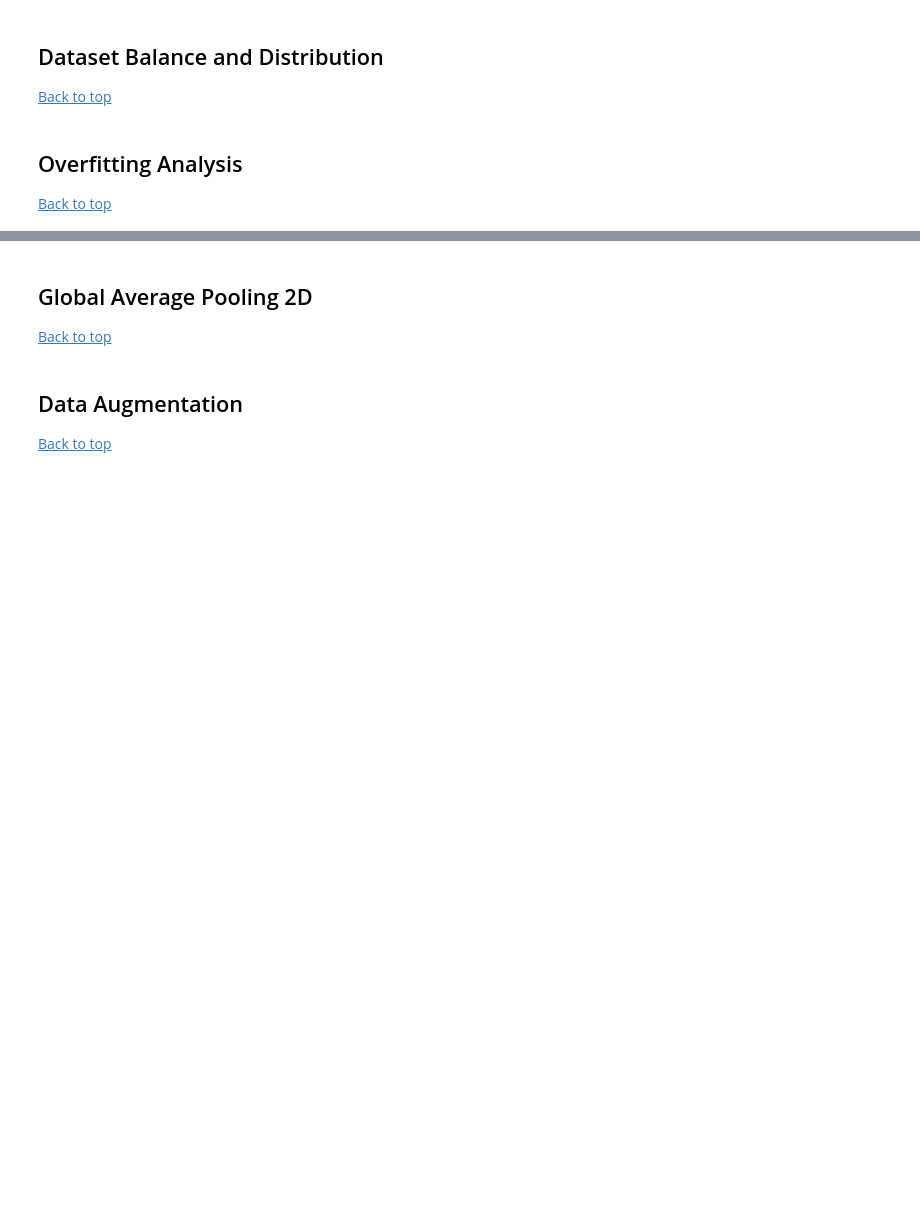
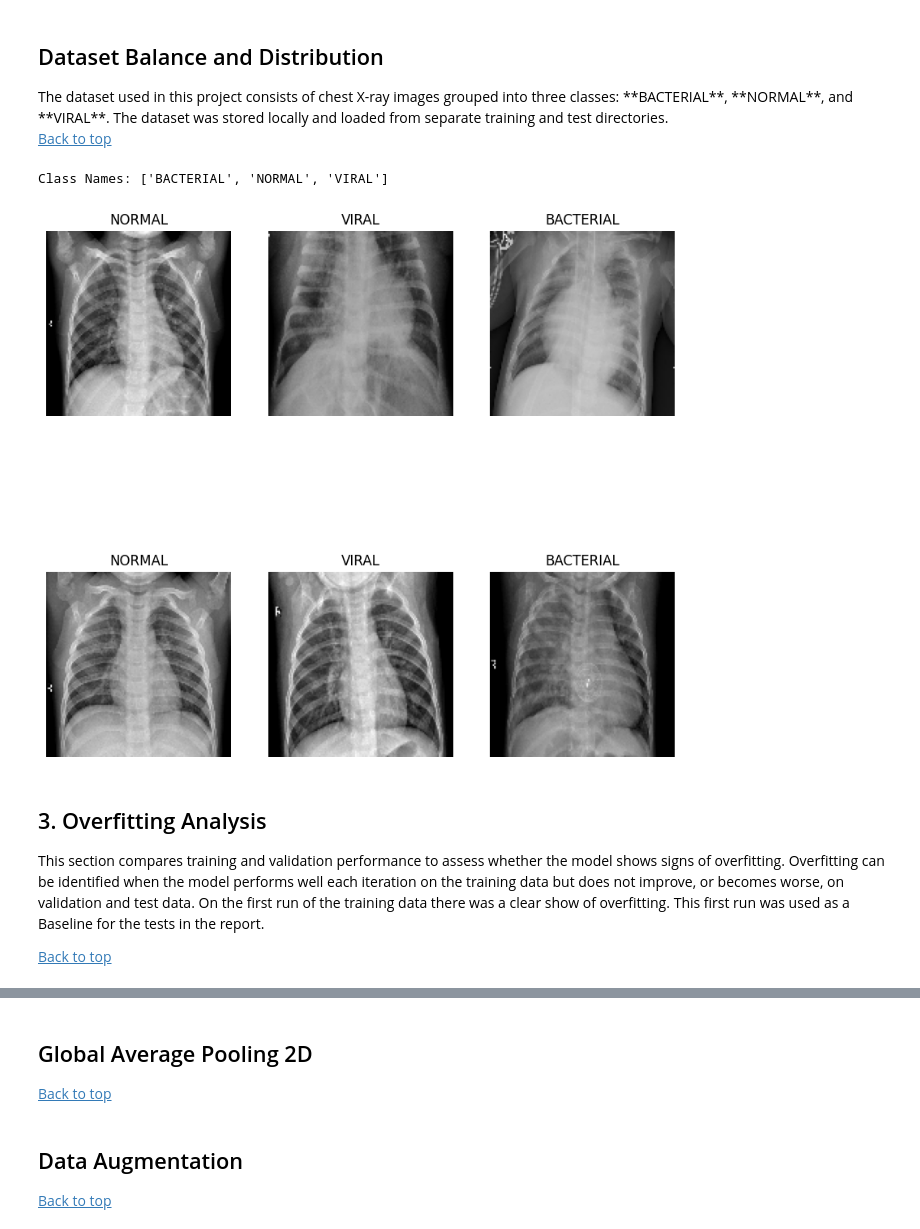
Before and after one commit to Sib26-cyber/Keras_Assignment, a Jupyter notebook: myscript.ipynb, the cells around one changed output, grey strips where cells are left out. Saved outputs shown, nothing was run; the diff lists cells and outputs as text; code cells hidden in the pictures; blank space fills up the shorter version.

Commit message:
Added the sections again on the notebook. Instead of running the full classification file i loaded the datasets, set up config and the model build in the code cell directly after the imports

```diff
--- a/myscript.ipynb
+++ b/myscript.ipynb
@@ -39,6 +135,30 @@ This is an Image classification assignment. The aims of this assignment is to im
 # %% [markdown]
 <h2 id ="dataset-balance-and-distribution">Dataset Balance and Distribution</h2>
+The dataset used in this project consists of chest X-ray images grouped into three classes: **BACTERIAL**, **NORMAL**, and **VIRAL**. The dataset was stored locally and loaded from separate training and test directories.
+
 <a href="#top">Back to top</a>
+# %%
+train_dir = 'chest_xray\\train'
+test_dir = 'chest_xray\\test'
+class_names = train_ds.class_names
+num_classes = len(class_names)
+print('Class Names:', class_names)
+# %% [output]
+Class Names: ['BACTERIAL', 'NORMAL', 'VIRAL']
+# %%
+plt.figure(figsize=(10, 10))
+for images, labels in train_ds.take(2):
+        for i in range(6):
+            ax = plt.subplot(2, 3, i + 1)
+            plt.imshow(images[i].numpy().astype("uint8"))
+            plt.title(class_names[labels[i].numpy()])
+            plt.axis("off")
+plt.show()
+# %% [output]
+[figure, added]
 # %% [markdown]
-<h2 id ="overfitting-analysis">Overfitting Analysis</h2>
+<h2 id="overfitting-analysis">3. Overfitting Analysis</h2>
+
+This section compares training and validation performance to assess whether the model shows signs of overfitting. Overfitting can be identified when the model performs well each iteration on the training data but does not improve, or becomes worse, on validation and test data. On the first run of the training data there was a clear show of overfitting. This first run was used as a Baseline for the tests in the report.
+
 <a href="#top">Back to top</a>
```
Also changed, not shown: parts of 9 cells of this notebook, 2 other files.
